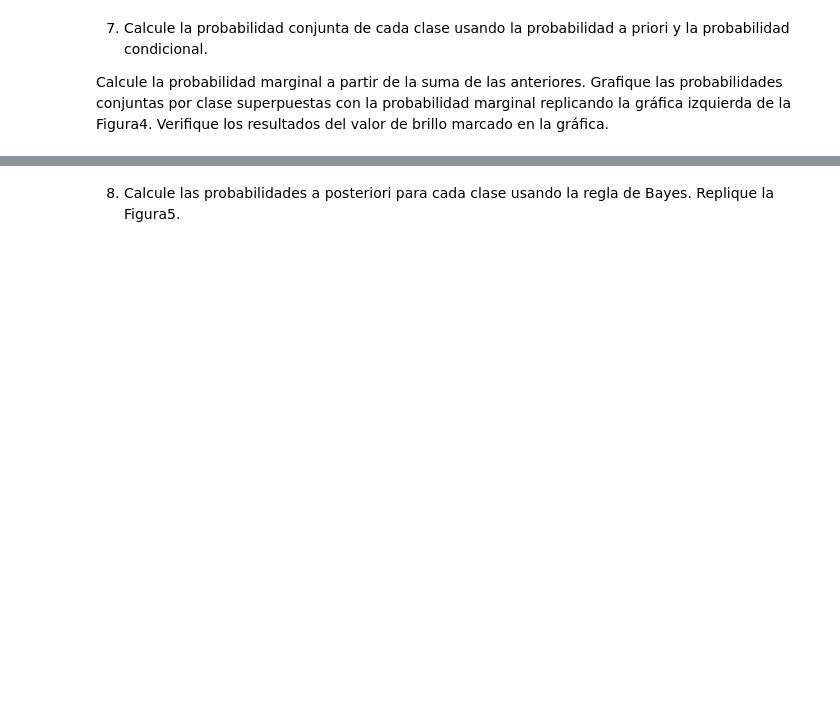
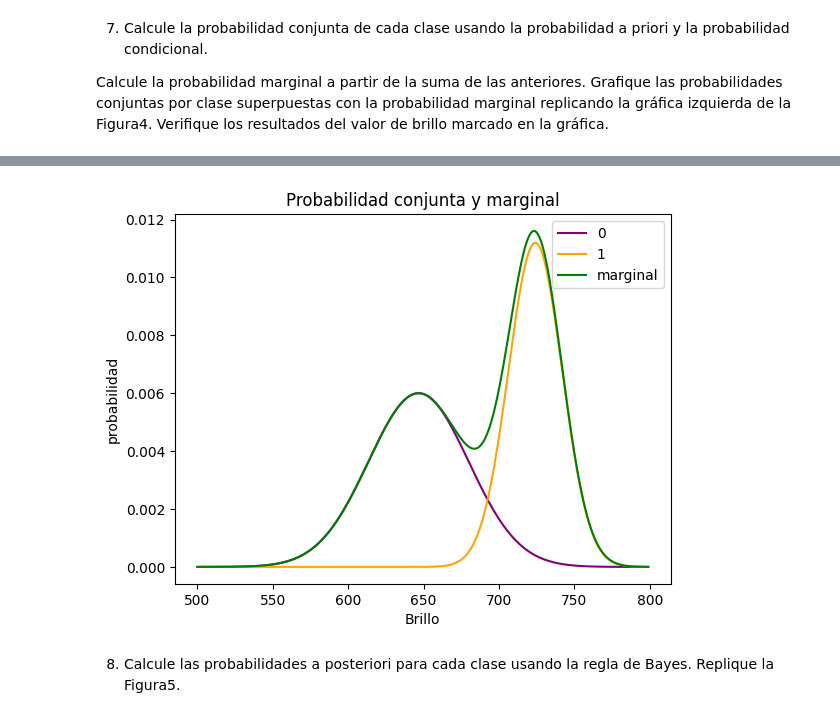
Before and after one commit to DinoMondino/IA, a Jupyter notebook: _5_Bayes-AD/NaiveBayes.ipynb, the cells around one changed output, grey strips where cells are left out. Saved outputs shown, nothing was run; the diff lists cells and outputs as text; code cells hidden in the pictures; blank space fills up the shorter version.

```diff
--- a/_5_Bayes-AD/NaiveBayes.ipynb
+++ b/_5_Bayes-AD/NaiveBayes.ipynb
@@ -249,2 +253,19 @@ NameError: name 'p_x_dado_y' is not defined
+# %%
+# conjunta0 = 0.5 x fpd_clase0
+# marginal conjunta0 + conjunta 1
+conjunta0 = 0.5 * fpd_clase0
+conjunta1 = 0.5 * fpd_clase1
+marginal = conjunta0 + conjunta1
+# %%
+plt.plot(range(500,800),conjunta0, color='purple', label='0')
+plt.plot(range(500,800),conjunta1, color='orange', label='1')
+plt.plot(range(500,800),marginal, color='green', label='marginal')
+plt.xlabel('Brillo')
+plt.ylabel('probabilidad')
+plt.legend()
+plt.title('Probabilidad conjunta y marginal')
+plt.show()
+# %% [output]
+[figure, added]
 # %% [markdown]
 8. Calcule las probabilidades a posteriori para cada clase usando la regla de Bayes. Replique la Figura5.
```
Also changed, not shown: parts of 14 cells of this notebook, 1 other file.
